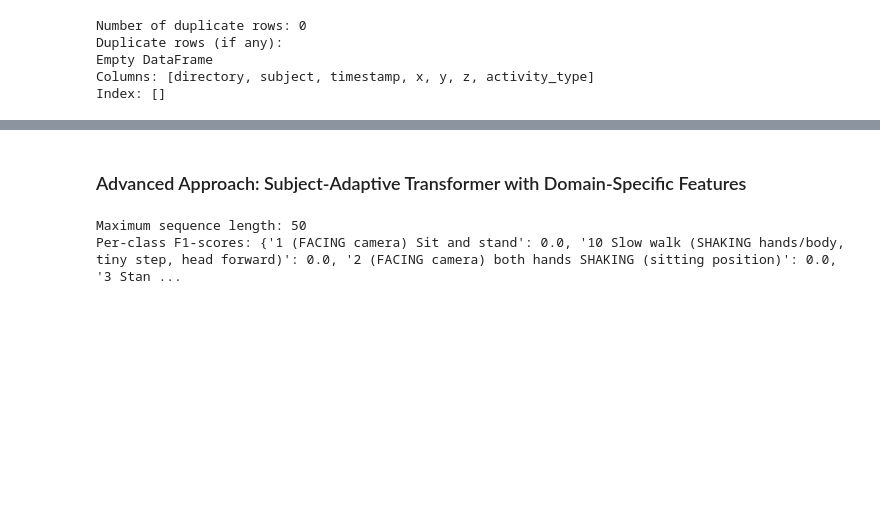
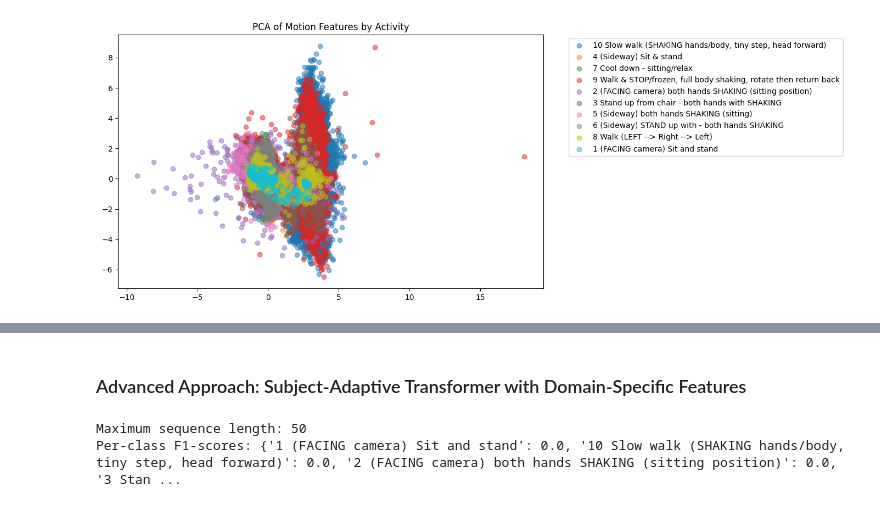
Before and after one commit to R0han7/tmc, a Jupyter notebook: features.ipynb, the cells around one changed output, grey strips where cells are left out. Saved outputs shown, nothing was run; the diff lists cells and outputs as text; code cells hidden in the pictures; blank space fills up the shorter version.

```diff
--- a/features.ipynb
+++ b/features.ipynb
@@ -18,15 +41,3 @@ dtype: int64
-# %%
-duplicate_rows = df[df.duplicated()]
-
-print(f"Number of duplicate rows: {duplicate_rows.shape[0]}")
-print("Duplicate rows (if any):")
-print(duplicate_rows)
-# %% [output]
-Number of duplicate rows: 0
-Duplicate rows (if any):
-Empty DataFrame
-Columns: [directory, subject, timestamp, x, y, z, activity_type]
-Index: []
 # %%
 from sklearn.preprocessing import StandardScaler
 
@@ -48,6 +59,25 @@ df['sequence_id'] = (df['time_diff'] > 1.0).cumsum()
 
 # Drop time_diff as it’s no longer needed
 df = df.drop(columns=['time_diff'])
+# %%
+from sklearn.decomposition import PCA
+import matplotlib.pyplot as plt
+
+# Reduce dimensionality
+pca = PCA(n_components=2)
+df['pca1'], df['pca2'] = zip(*pca.fit_transform(df[['x', 'y', 'z']]).tolist())
+
+# Plot
+plt.figure(figsize=(10, 6))
+for act in df['activity_type'].unique():
+    subset = df[df['activity_type'] == act]
+    plt.scatter(subset['pca1'], subset['pca2'], label=act, alpha=0.5)
+
+plt.legend(bbox_to_anchor=(1.05, 1), loc='upper left')
+plt.title('PCA of Motion Features by Activity')
+plt.show()
+# %% [output]
+[figure, added]
 # %%
 import pandas as pd
 import numpy as np
```
Also changed, not shown: parts of 19 cells of this notebook, 12 other files.
